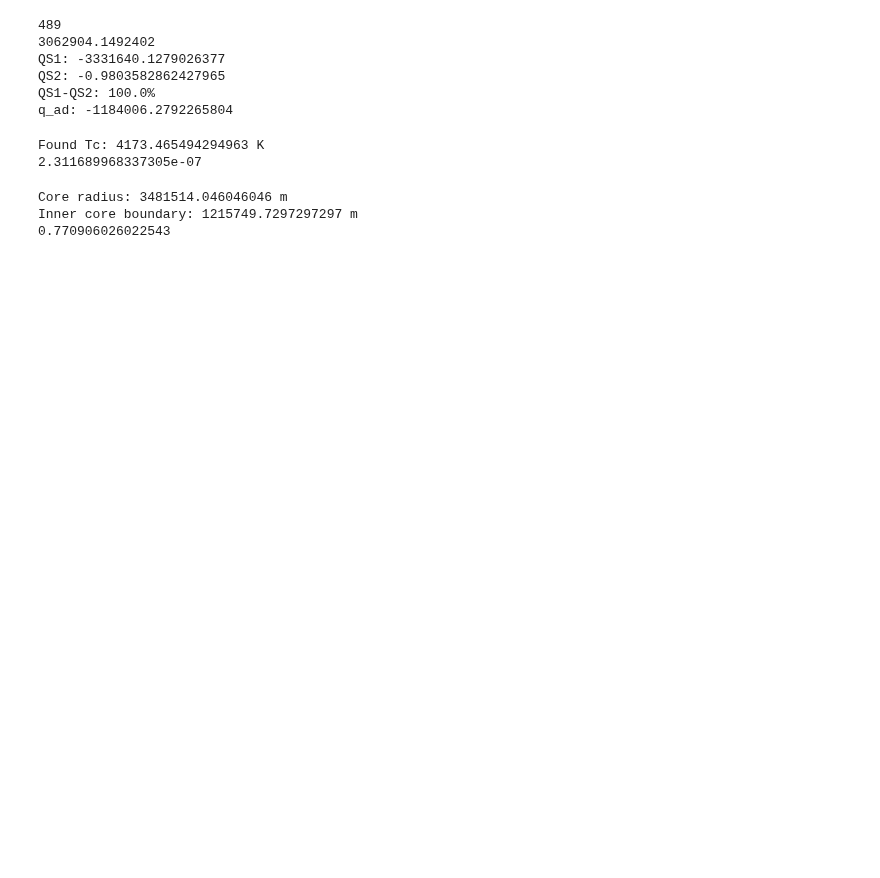
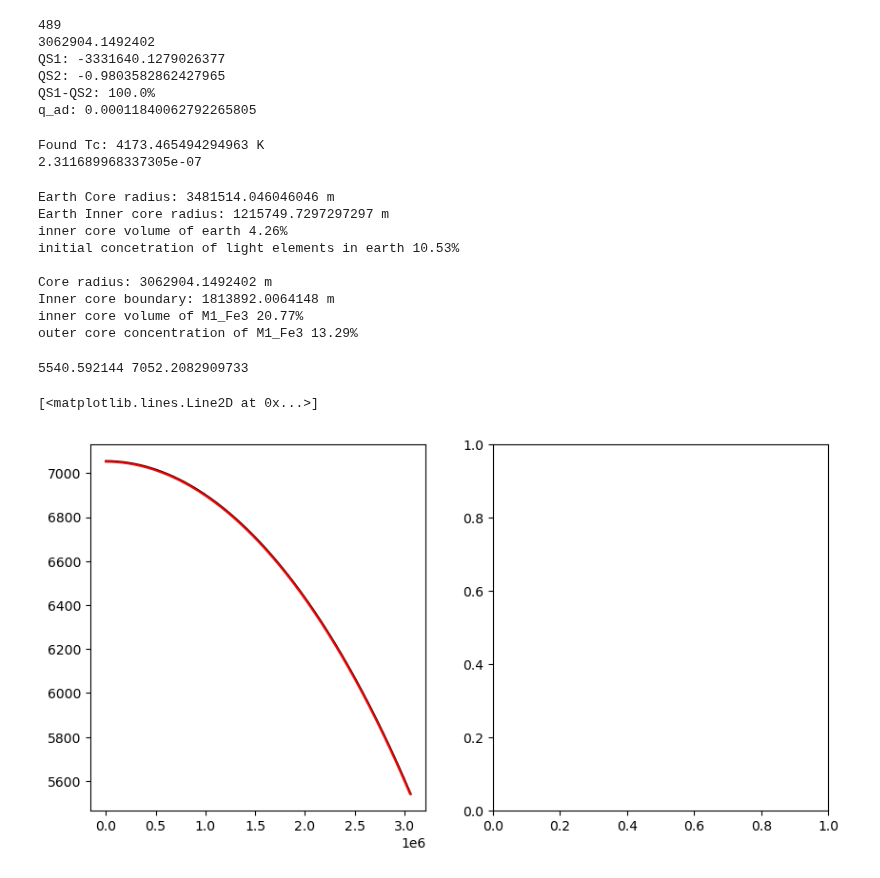
Before and after one commit to louis-mueller/geodynamo, a Jupyter notebook: core/Check_core_params-1.ipynb, the cells around one changed output. Cells and saved outputs as stored; diff of their text form; code cells hidden in the pictures; blank space fills up the shorter version.

```diff
--- a/core/Check_core_params-1.ipynb
+++ b/core/Check_core_params-1.ipynb
@@ -78,7 +78,7 @@ print(f"QS1: {QS1}")
 print(f"QS2: {QS2}")
 print(f"QS1-QS2: {round((QS1-QS2)/QS1*100,2)}%")
 
-qad = 125 * - planets[prof]['alpha'][n] * planets[prof]['g'][n] / planets[prof]['Cp'][n] * planets[prof]['T'][n]
+qad = 125 * planets[prof]['alpha'][n] * planets[prof]['g'][n] / planets[prof]['Cp'][n] * planets[prof]['T'][n]
 print(f"q_ad: {qad}")
 # %% [output]
 489
@@ -86,7 +86,7 @@ print(f"q_ad: {qad}")
 QS1: -3331640.1279026377
 QS2: -0.9803582862427965
 QS1-QS2: 100.0%
-q_ad: -1184006.2792265804
+q_ad: 0.00011840062792265805
 # %%
 rtc = 3041843.3227286106
 rc = 60.0+rtc
@@ -184,18 +184,53 @@ rc = r[np.argmax(g)]
 # find the density jump at the inner core boundary where rho suddenly increases
 ri = r[np.argmax(-1*np.gradient(rho[:np.argmax(g)]))]
 
-print(f"Core radius: {rc} m")
-print(f"Inner core boundary: {ri} m")
+def V(r):
+    return 4/3*np.pi*(r)**3
 
-#plt.plot(r[:np.argmax(g)],np.gradient(rho[:np.argmax(g)]))
+x0 = 0.11
+x_ini = x0-x0*V(ri)/V(rc) #earth
+rc_p = planets[prof]['r'][0]
+ri_p = planets[prof]['r'][199]
+planets[prof]['x0'] = x_ini*V(rc)/(V(rc)-V(ri))
 
-x0 = 0.89
-Voc_earth = 4/3*np.pi*(rc-ri)**3
-Vic_earth = 4/3*np.pi*ri**3
-
-x_ini = Voc_earth*x0/(Voc_earth+Vic_earth)
-print(x_ini)
+print(f"Earth Core radius: {rc} m")
+print(f"Earth Inner core radius: {ri} m")
+print(f'Inner core volume of earth {ri**3/rc**3:.2%}')
+print(f'Initial concetration of light elements in earth {x_ini:.2%}')
+print()
+print(f"Core radius: {rc_p} m")
+print(f"Inner core boundary: {ri_p} m")
+print(f'Inner core volume of {prof} {ri_p**3/rc_p**3:.2%}')
+print(f'Outer core concentration of {prof} {x_ini*V(rc_p)/(V(rc_p)-V(ri_p)):.2%}')
 # %% [output]
-Core radius: 3481514.046046046 m
-Inner core boundary: 1215749.7297297297 m
-0.770906026022543
+Earth Core radius: 3481514.046046046 m
+Earth Inner core radius: 1215749.7297297297 m
+inner core volume of earth 4.26%
+initial concetration of light elements in earth 10.53%
+
+Core radius: 3062904.1492402 m
+Inner core boundary: 1813892.0064148 m
+inner core volume of M1_Fe3 20.77%
+outer core concentration of M1_Fe3 13.29%
+# %%
+T1 = np.array(planets[prof]['T'])
+r = np.array(planets[prof]['r'])
+g = np.array(planets[prof]['g'])
+alpha = np.array(planets[prof]['alpha'])
+Cp = np.array(planets[prof]['Cp'])
+
+def T(r):
+    Temp = np.zeros_like(r)
+    Temp[0] = T1[0]
+    for i in range(len(r)-1):
+        i = len(r)-(i+1)
+        Temp[i] = T1[0] * np.exp(-sp.integrate.simps(alpha[:i]*g[:i]/Cp[:i],x=r[:i]))
+    return Temp
+
+fig, ax = plt.subplots(1,2, figsize=(10,5))
+ax[0].plot(r, T1, label='T1',color = 'k')
+ax[0].plot(r, T(r), label='T2',color = 'r')
+# %% [output]
+5540.592144 7052.2082909733
+[<matplotlib.lines.Line2D at 0x...>]
+[figure, added]
```
Also changed, not shown: 17 other files.
